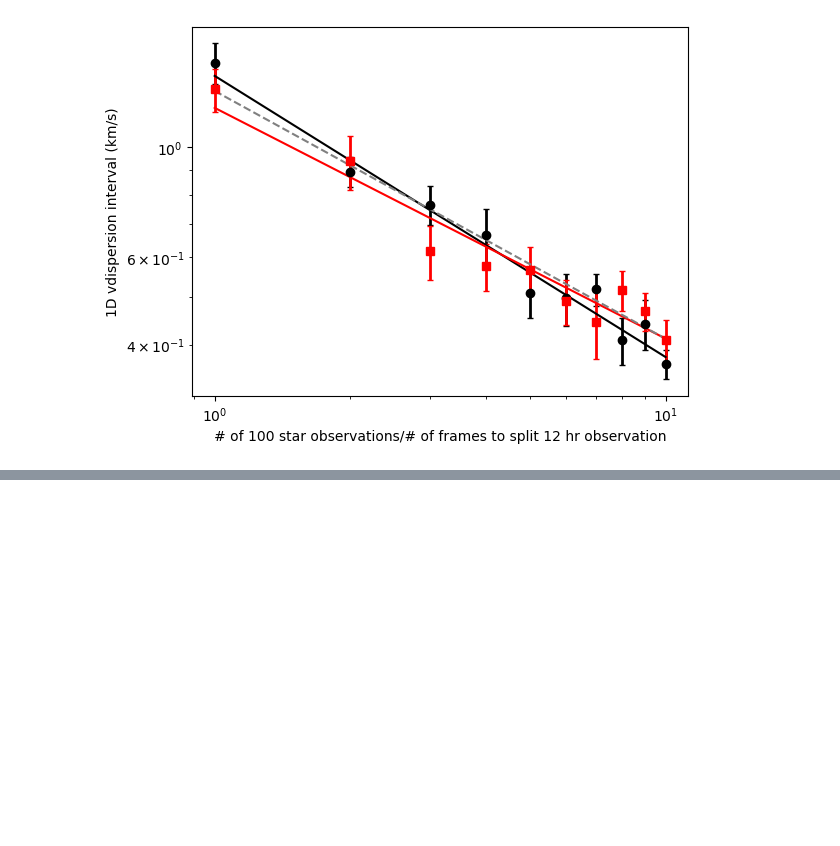
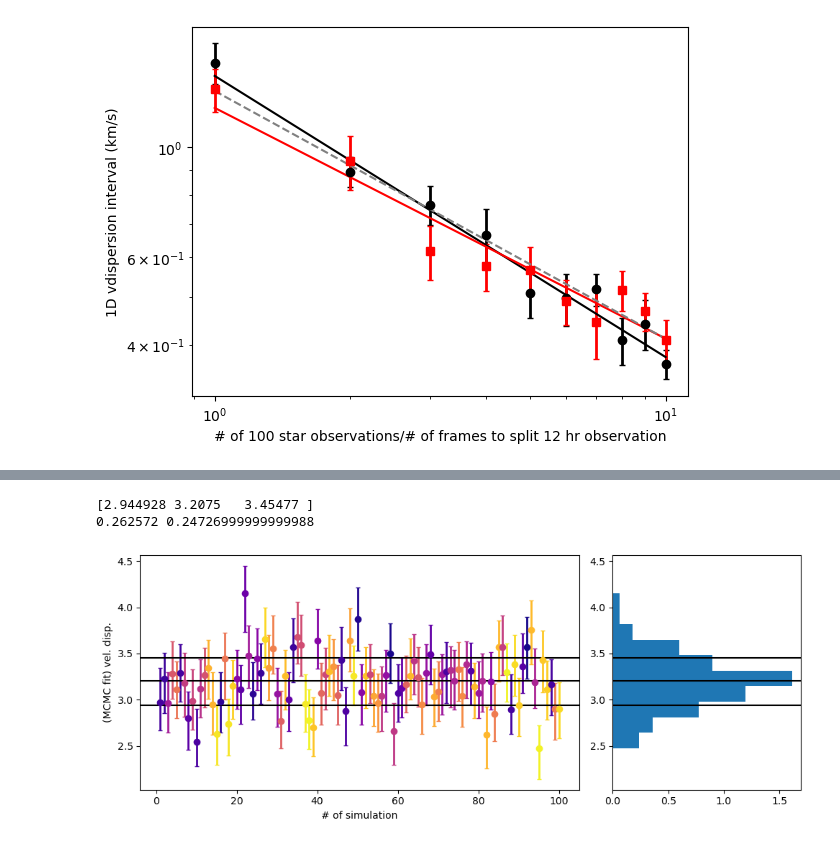
Before and after one commit to pierrethx/astr34000_stats, a Jupyter notebook: Fitting_(More)_with_Draco.ipynb, the cells around one changed output, grey strips where cells are left out. Saved outputs shown, nothing was run; the diff lists cells and outputs as text; code cells hidden in the pictures; blank space fills up the shorter version.

```diff
--- a/Fitting_(More)_with_Draco.ipynb
+++ b/Fitting_(More)_with_Draco.ipynb
@@ -331,0 +380,41 @@ plt.show()
+# %%
+no=4
+sigfile=np.loadtxt(f"seguetest/seguetest_2.0_DEIMOS_{no}.txt").T
+
+# median sig # low sig # upper sigma # nstars # observing time
+#    0       #.  1.    #.   2.       #. 3.    #.   4
+
+med_sig=sigfile[0]
+upp_sig=sigfile[0]-sigfile[1]
+low_sig=sigfile[2]-sigfile[0]
+
+
+f,ax=plt.subplots(1,2,width_ratios=[7, 3],figsize=(10,4))
+
+a=ax[0]
+ine=range(len(sigfile[0]))
+colors=plt.get_cmap('plasma')
+ran=colors(np.random.rand(len(sigfile[0])))
+for c in ine:
+    a.errorbar([c+1],[med_sig[c]],yerr=[ [low_sig[c]] ,[upp_sig[c]] ],marker='o',linewidth=0,elinewidth=2,color=ran[c],capsize=2)
+a.set_xlabel('# of simulation')
+a.set_ylabel('(MCMC fit) vel. disp.')
+
+a2=ax[1]
+
+
+a2.hist(med_sig,density=True,orientation="horizontal")
+a2.errorbar(np.zeros(len(med_sig)),med_sig,yerr=[low_sig,upp_sig],alpha=0)
+#a2.set_xlabel('1 sigma interval')
+linez=np.percentile(med_sig,[15.9,50,84.1])
+for l in linez:
+    a2.axhline(l,color='black')
+    a.axhline(l,color='black')
+print(linez)
+print(linez[1]-linez[0],linez[2]-linez[1])
+plt.tight_layout()
+plt.show()
+# %% [output]
+[2.944928 3.2075   3.45477 ]
+0.262572 0.24726999999999988
+[figure, added]
```
Also changed, not shown: parts of 16 cells of this notebook, 3 other files.
